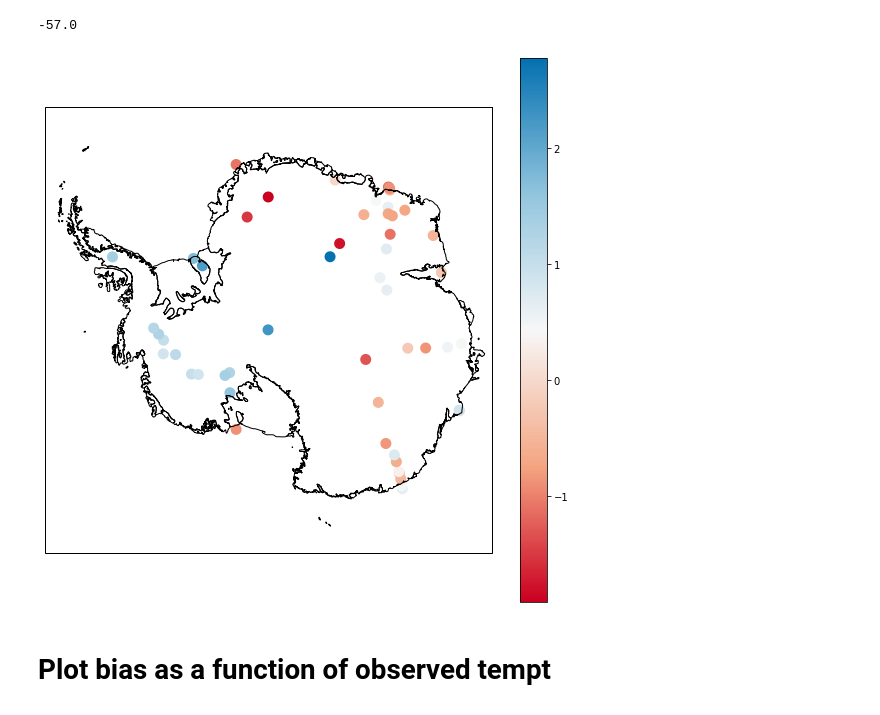
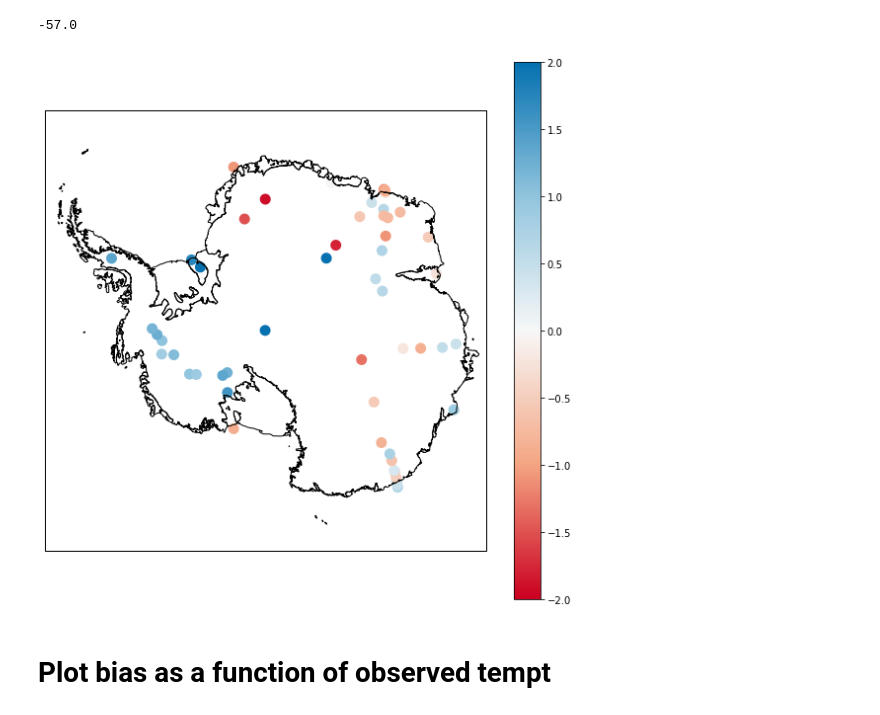
Before and after one commit to EricKeenan/Keenan_et_al_2020_TC, a Jupyter notebook: Model_Analysis/ice_core_model_comparison.ipynb, the cells around one changed output. Saved outputs shown, nothing was run; the diff lists cells and outputs as text; code cells hidden in the pictures.

```diff
--- a/Model_Analysis/ice_core_model_comparison.ipynb
+++ b/Model_Analysis/ice_core_model_comparison.ipynb
@@ -193,22 +202,23 @@ df_epsg = df.to_crs(epsg='3031')
 # %%
 # Map
 # Generate figure
 fig, axs = plt.subplots(1, 1, subplot_kw={'projection': crs_epsg},
                         figsize=(10, 10))
 
 # Plot coastlines
 axs.set_extent((-180, 180, -90, -65), ccrs.PlateCarree())
 axs.add_geometries(df_epsg['geometry'], crs=crs_epsg,
                       facecolor='none', edgecolor='black')
 
 # Bias after bc minus bias before bc
 diff = np.abs(nbc_model_avg_ts - ic_temp) - np.abs(bc_model_avg_ts - ic_temp)
 
 cbar = plt.scatter(ic_lon, ic_lat, c=diff, linewidth=5, \
     marker='o', transform=ccrs.Geodetic(), cmap = RdBu_5.mpl_colormap)
 cbar = plt.colorbar()
+plt.clim(-2, 2)
 # %% [output]
-[figure, old version]
+[figure, new version]
 # %% [markdown]
 # Plot bias as a function of observed tempt
 # %%
```
Also changed, not shown: parts of 15 cells of this notebook, 3 other files.
